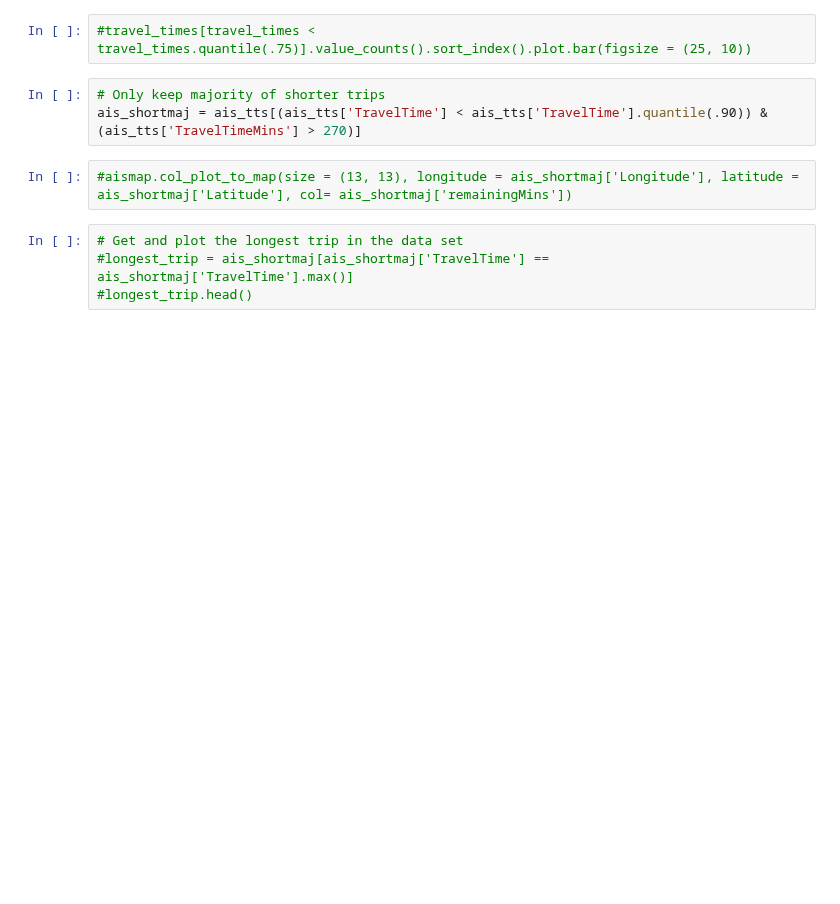
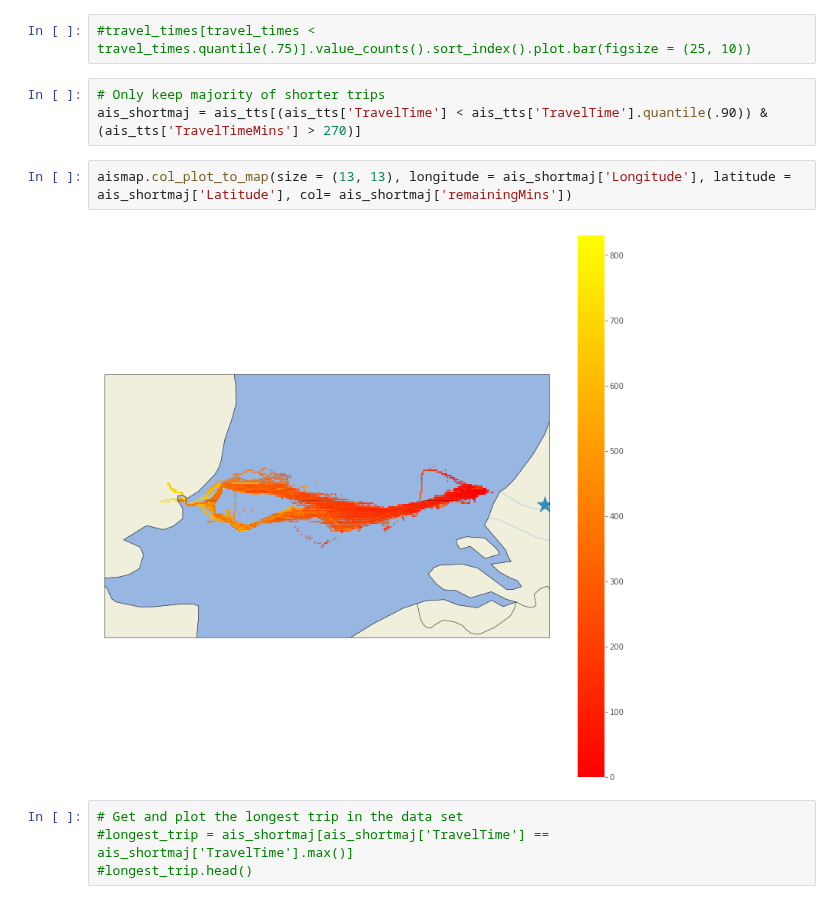
Before and after one commit to jank324/ais-predictor, a Jupyter notebook: data/filter FEL-ROT data.ipynb, the cells around one changed output. Drawn from its saved outputs; the diff is of its cells as text; blank space fills up the shorter version.

```diff
--- a/data/filter FEL-ROT data.ipynb
+++ b/data/filter FEL-ROT data.ipynb
@@ -134,7 +142,9 @@ ais_tts['remainingMins'] = ais_tts['remainingTT'].transform(lambda x : x.total_s
 # Only keep majority of shorter trips
 ais_shortmaj = ais_tts[(ais_tts['TravelTime'] < ais_tts['TravelTime'].quantile(.90)) & (ais_tts['TravelTimeMins'] > 270)]
 # %%
-#aismap.col_plot_to_map(size = (13, 13), longitude = ais_shortmaj['Longitude'], latitude = ais_shortmaj['Latitude'], col= ais_shortmaj['remainingMins'])
+aismap.col_plot_to_map(size = (13, 13), longitude = ais_shortmaj['Longitude'], latitude = ais_shortmaj['Latitude'], col= ais_shortmaj['remainingMins'])
+# %% [output]
+[figure, added]
 # %%
 # Get and plot the longest trip in the data set
 #longest_trip = ais_shortmaj[ais_shortmaj['TravelTime'] == ais_shortmaj['TravelTime'].max()]
```
Also changed, not shown: parts of 4 cells of this notebook, 7 other files.
